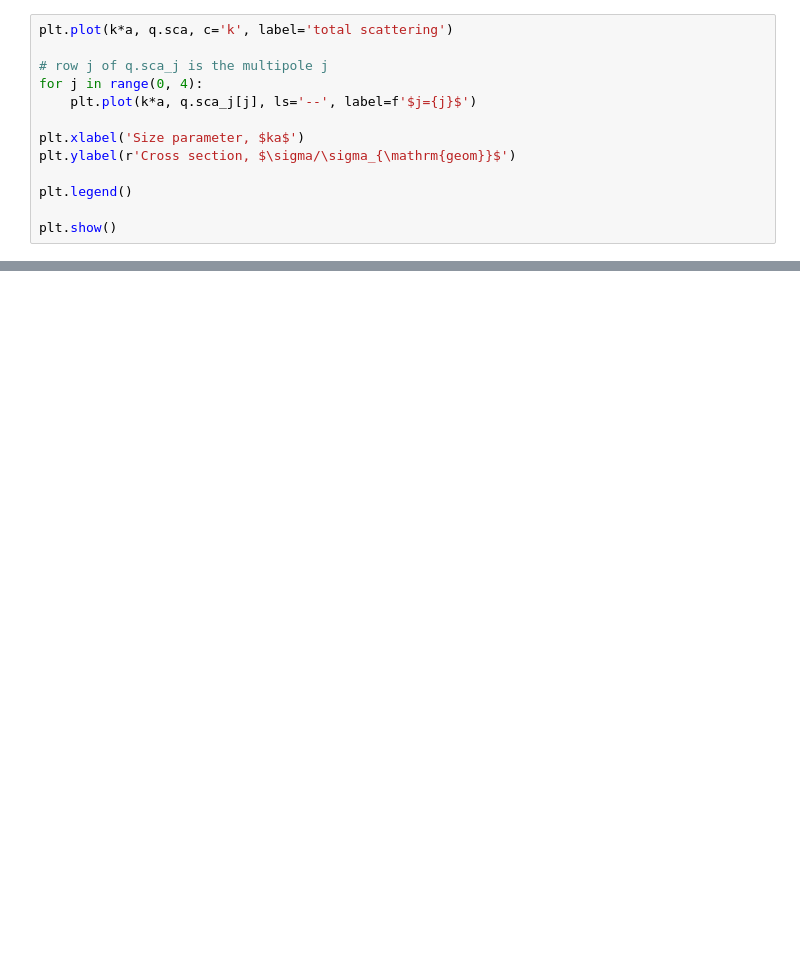
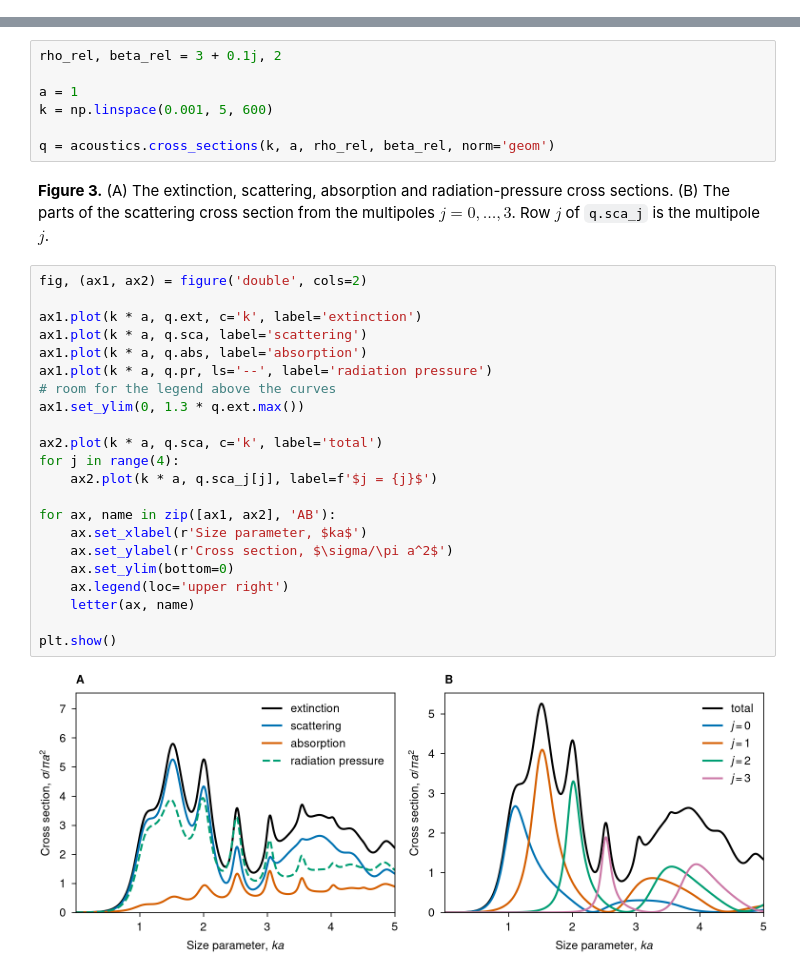
Before and after one commit to toftul/mielib, a Jupyter notebook: examples/cross_sections.ipynb, the cells around one changed output, grey strips where cells are left out. Saved outputs shown, nothing was run; the diff lists cells and outputs as text; blank space fills up the shorter version.

```diff
--- a/examples/cross_sections.ipynb
+++ b/examples/cross_sections.ipynb
@@ -98,13 +82,0 @@ plt.show()
-# %%
-plt.plot(k*a, q.sca, c='k', label='total scattering')
-
-# row j of q.sca_j is the multipole j
-for j in range(0, 4):
-    plt.plot(k*a, q.sca_j[j], ls='--', label=f'$j={j}$')
-
-plt.xlabel('Size parameter, $ka$')
-plt.ylabel(r'Cross section, $\sigma/\sigma_{\mathrm{geom}}$')
-
-plt.legend()
-
-plt.show()
@@ -112,0 +88,34 @@ plt.show()
+# %%
+rho_rel, beta_rel = 3 + 0.1j, 2
+
+a = 1
+k = np.linspace(0.001, 5, 600)
+
+q = acoustics.cross_sections(k, a, rho_rel, beta_rel, norm='geom')
+# %% [markdown]
+**Figure 3.** (A) The extinction, scattering, absorption and radiation-pressure cross sections.
+(B) The parts of the scattering cross section from the multipoles $j = 0, \dots, 3$. Row $j$ of `q.sca_j` is the multipole $j$.
+# %%
+fig, (ax1, ax2) = figure('double', cols=2)
+
+ax1.plot(k * a, q.ext, c='k', label='extinction')
+ax1.plot(k * a, q.sca, label='scattering')
+ax1.plot(k * a, q.abs, label='absorption')
+ax1.plot(k * a, q.pr, ls='--', label='radiation pressure')
+# room for the legend above the curves
+ax1.set_ylim(0, 1.3 * q.ext.max())
+
+ax2.plot(k * a, q.sca, c='k', label='total')
+for j in range(4):
+    ax2.plot(k * a, q.sca_j[j], label=f'$j = {j}$')
+
+for ax, name in zip([ax1, ax2], 'AB'):
+    ax.set_xlabel(r'Size parameter, $ka$')
+    ax.set_ylabel(r'Cross section, $\sigma/\pi a^2$')
+    ax.set_ylim(bottom=0)
+    ax.legend(loc='upper right')
+    letter(ax, name)
+
+plt.show()
+# %% [output]
+[figure, added]
```
Also changed, not shown: parts of 16 cells of this notebook, 3 other files.
